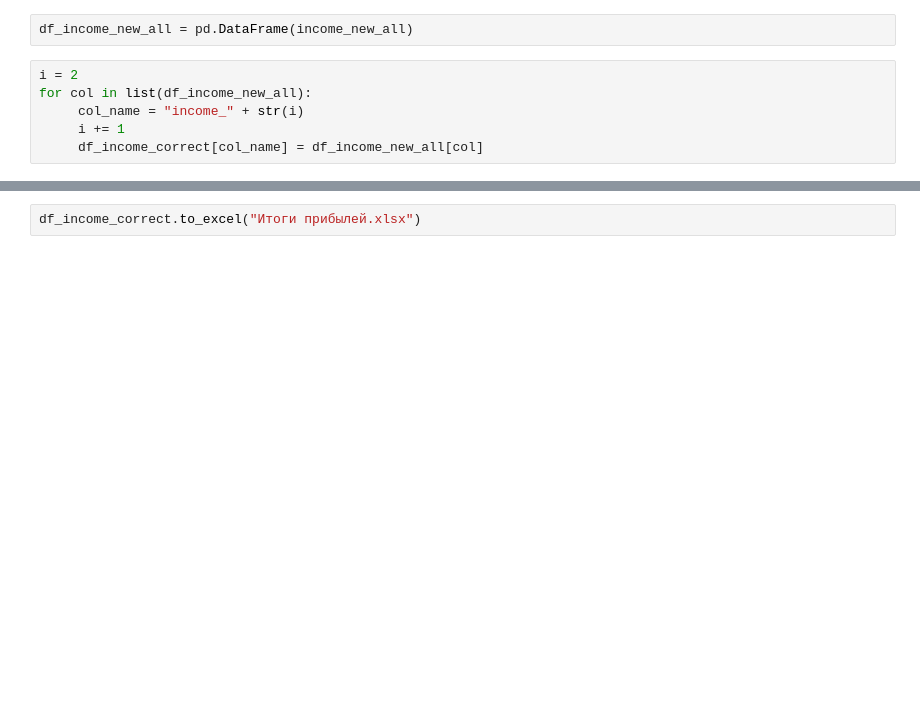
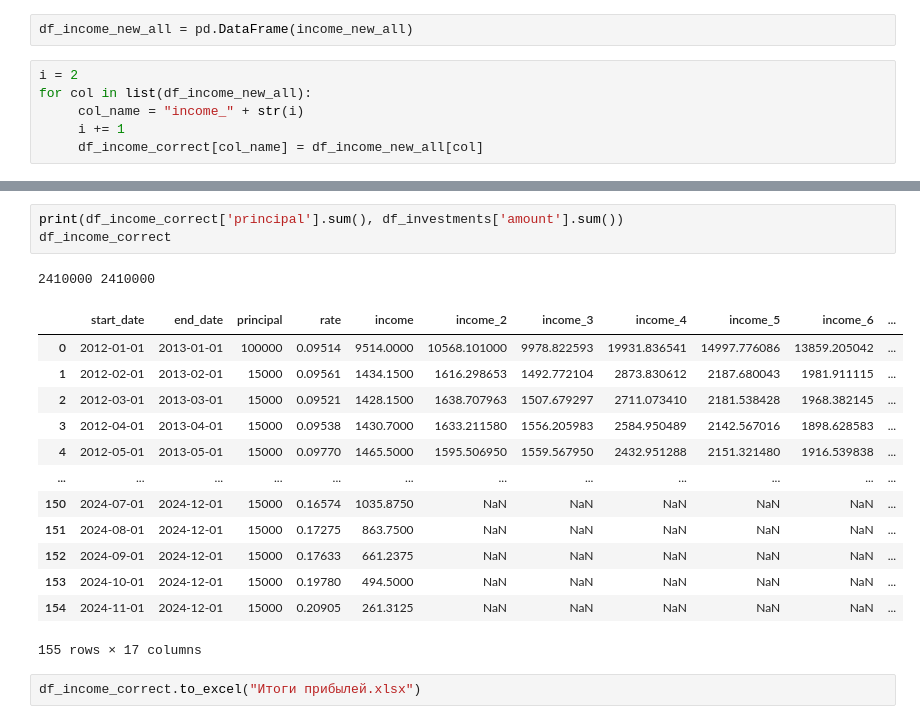
Before and after one commit to BelieveIN123/search_anomaly_Bitcoin, a Jupyter notebook: notebooks/1.2-aka-project_percent_income.ipynb, the cells around one changed output, grey strips where cells are left out. Drawn from its saved outputs; the diff is of its cells as text; blank space fills up the shorter version.

```diff
--- a/notebooks/1.2-aka-project_percent_income.ipynb
+++ b/notebooks/1.2-aka-project_percent_income.ipynb
@@ -180,3 +218,21 @@ df_income_correct[['principal', 'income', 'income_2', 'income_3']].sum().sum()
+# %%
+print(df_income_correct['principal'].sum(), df_investments['amount'].sum())
+df_income_correct
+# %% [output]
+2410000 2410000
+|  | start_date | end_date | principal | rate | income | income_2 | income_3 | income_4 | income_5 | income_6 | ... |
+| 0 | 2012-01-01 | 2013-01-01 | 100000 | 0.09514 | 9514.0000 | 10568.101000 | 9978.822593 | 19931.836541 | 14997.776086 | 13859.205042 | ... |
+| 1 | 2012-02-01 | 2013-02-01 | 15000 | 0.09561 | 1434.1500 | 1616.298653 | 1492.772104 | 2873.830612 | 2187.680043 | 1981.911115 | ... |
+| 2 | 2012-03-01 | 2013-03-01 | 15000 | 0.09521 | 1428.1500 | 1638.707963 | 1507.679297 | 2711.073410 | 2181.538428 | 1968.382145 | ... |
+| 3 | 2012-04-01 | 2013-04-01 | 15000 | 0.09538 | 1430.7000 | 1633.211580 | 1556.205983 | 2584.950489 | 2142.567016 | 1898.628583 | ... |
+| 4 | 2012-05-01 | 2013-05-01 | 15000 | 0.09770 | 1465.5000 | 1595.506950 | 1559.567950 | 2432.951288 | 2151.321480 | 1916.539838 | ... |
+| ... | ... | ... | ... | ... | ... | ... | ... | ... | ... | ... | ... |
+| 150 | 2024-07-01 | 2024-12-01 | 15000 | 0.16574 | 1035.8750 | NaN | NaN | NaN | NaN | NaN | ... |
+| 151 | 2024-08-01 | 2024-12-01 | 15000 | 0.17275 | 863.7500 | NaN | NaN | NaN | NaN | NaN | ... |
+| 152 | 2024-09-01 | 2024-12-01 | 15000 | 0.17633 | 661.2375 | NaN | NaN | NaN | NaN | NaN | ... |
+| 153 | 2024-10-01 | 2024-12-01 | 15000 | 0.19780 | 494.5000 | NaN | NaN | NaN | NaN | NaN | ... |
+| 154 | 2024-11-01 | 2024-12-01 | 15000 | 0.20905 | 261.3125 | NaN | NaN | NaN | NaN | NaN | ... |
+155 rows × 17 columns
 # %%
 df_income_correct.to_excel("Итоги прибылей.xlsx")
 # %%
```
Also changed, not shown: parts of 16 cells of this notebook.
